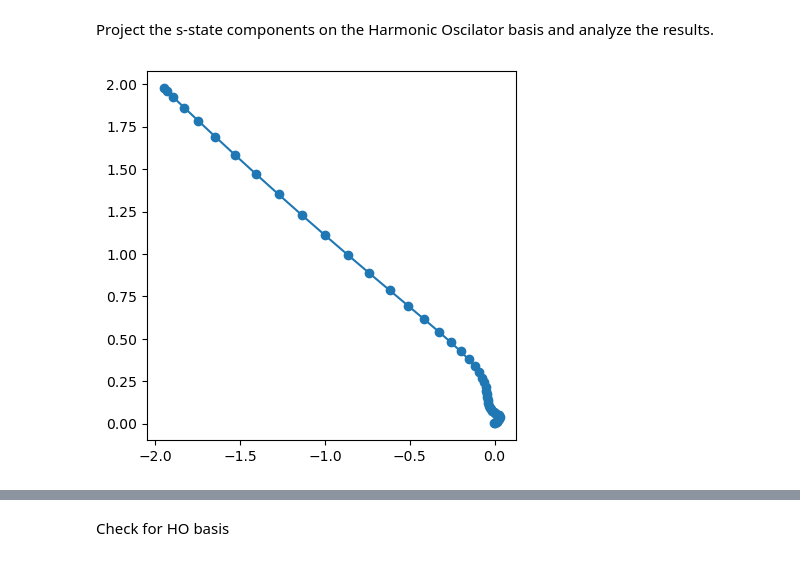
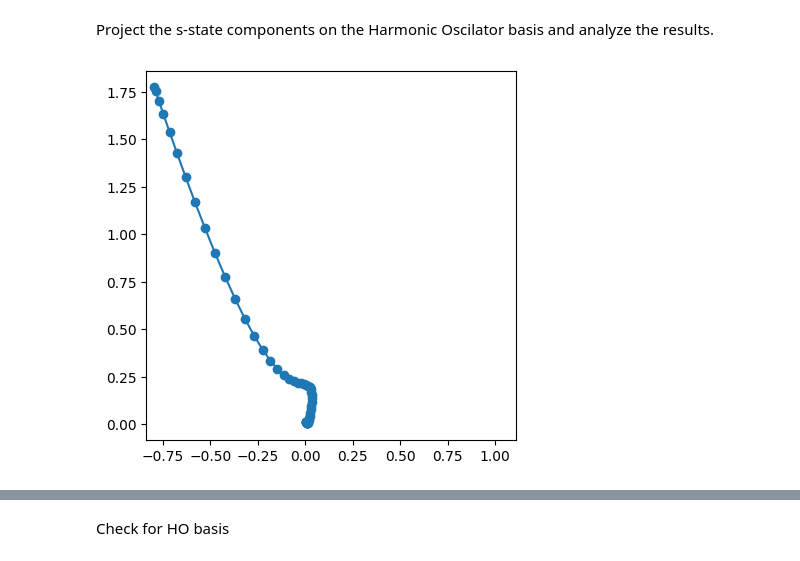
Before and after one commit to sovietdevil/HO_basis_projection, a Jupyter notebook: S_state_projection/Effective_field.ipynb, the cells around one changed output, grey strips where cells are left out. Saved outputs shown, nothing was run; the diff lists cells and outputs as text; code cells hidden in the pictures.

```diff
--- a/S_state_projection/Effective_field.ipynb
+++ b/S_state_projection/Effective_field.ipynb
@@ -30,21 +30,21 @@ from Complex_Gaussian import (
 # %%
 #Parameters to set
 gmin = 0; gmax = 2; sampling = 0.0656015; energy = 300e3
 a = 4.05; length = 50
 #Results from isolated column
-thickness = 20
+thickness = 10
 n_repeat = 2
 structure = Generate_structure.generate_periodic_fcc("Al", a, n_repeat, n_repeat, thickness)
 exitwave = select_freq_range(np.array(PlaneWave(sampling=sampling, energy=energy).multislice(structure).array),
                         gmin, gmax, sampling)
 m, n = exitwave.shape
 exitwave = exitwave[(n_repeat*2-1)*m//(n_repeat*4):(n_repeat*2+1)*m//(n_repeat*4),
                     (n_repeat*2-1)*n//(n_repeat*4):(n_repeat*2+1)*n//(n_repeat*4)]
 krange = np.linspace(gmin+0.01, gmax, length)
 results, components = Bessel_transform(exitwave-1, sampling, gmin+0.01, gmax, length, x0=sampling/2, y0=sampling/2)
 plt.plot(np.real(results), np.imag(results))
 plt.scatter(np.real(results), np.imag(results))
 plt.axis("square")
 plt.show()
 # %% [output]
-[figure, old version]
+[figure, new version]
```
Also changed, not shown: parts of 2 cells of this notebook, 1 other file.
